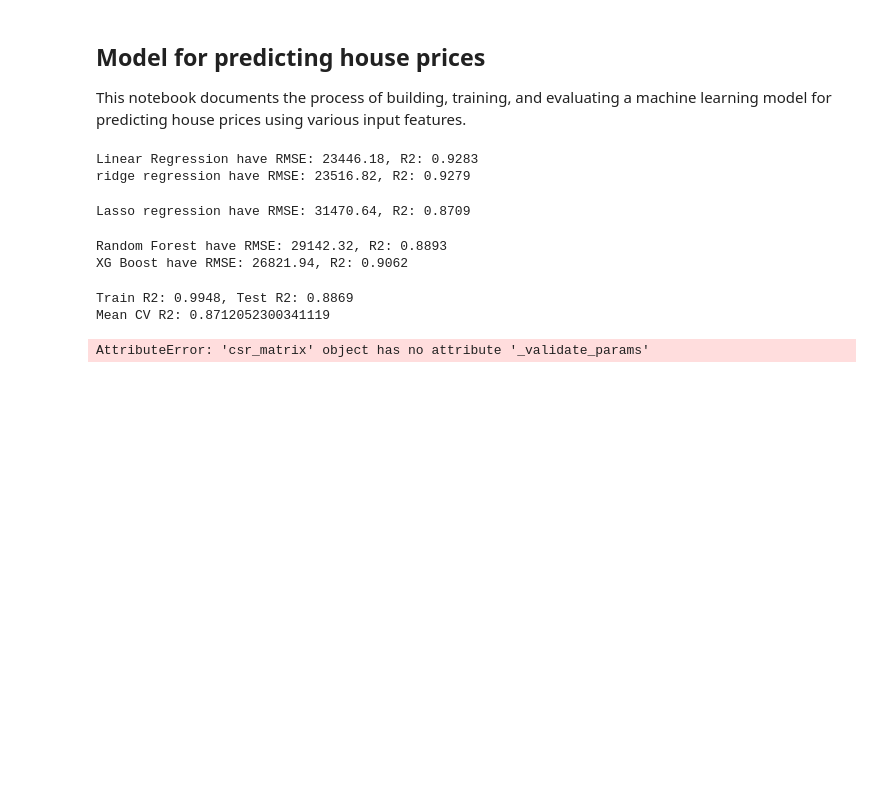
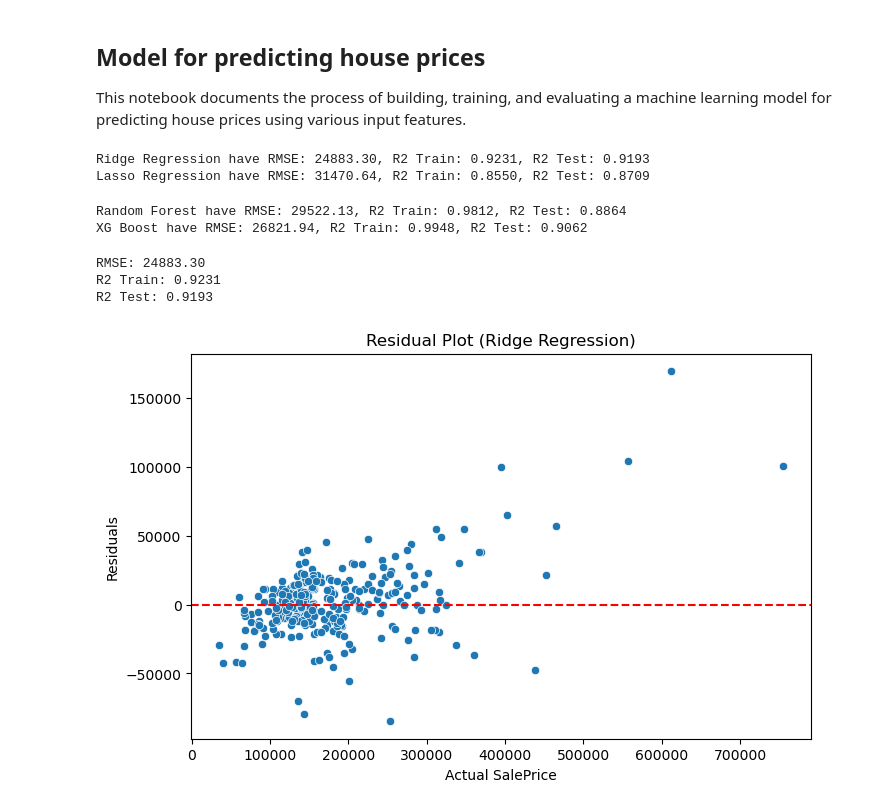
Before and after one commit to RaymussenArthur/House-Price, a Jupyter notebook: Notebooks/Modeling.ipynb, the cells around one changed output. Saved outputs shown, nothing was run; the diff lists cells and outputs as text; code cells hidden in the pictures; blank space fills up the shorter version.

```diff
--- a/Notebooks/Modeling.ipynb
+++ b/Notebooks/Modeling.ipynb
@@ -62,38 +62,57 @@ for name, model in models.items():
 
     pipeline.fit(X_train, y_train)
     y_pred_log = pipeline.predict(X_test)
+
+    # Clamp prediksi ke 700
+    y_pred_log = np.clip(y_pred_log, a_min=None, a_max=700)
+
+    # Transform ke nilai aslinya
     y_pred = np.expm1(y_pred_log)
     y_test_actual = np.expm1(y_test)
 
+    # Metrics
     rmse = mean_squared_error(y_test_actual, y_pred, squared=False)
-    r2 = r2_score(y_test_actual, y_pred)
+    r2_train = pipeline.score(X_train, y_train)
+    r2_test = r2_score(y_test_actual, y_pred)
 
-    print(f"{name} have RMSE: {rmse:.2f}, R2: {r2:.4f}")
+    print(f"{name} have RMSE: {rmse:.2f}, R2 Train: {r2_train:.4f}, R2 Test: {r2_test:.4f}")
 # %% [output]
-Linear Regression have RMSE: 23446.18, R2: 0.9283
-ridge regression have RMSE: 23516.82, R2: 0.9279
+Ridge Regression have RMSE: 24883.30, R2 Train: 0.9231, R2 Test: 0.9193
+Lasso Regression have RMSE: 31470.64, R2 Train: 0.8550, R2 Test: 0.8709
-Lasso regression have RMSE: 31470.64, R2: 0.8709
+Random Forest have RMSE: 29522.13, R2 Train: 0.9812, R2 Test: 0.8864
+XG Boost have RMSE: 26821.94, R2 Train: 0.9948, R2 Test: 0.9062
-Random Forest have RMSE: 29142.32, R2: 0.8893
-XG Boost have RMSE: 26821.94, R2: 0.9062
-# %%
-r2_train = pipeline.score(X_train, y_train)
-r2_test = pipeline.score(X_test, y_test)
-print(f"Train R2: {r2_train:.4f}, Test R2: {r2_test:.4f}")
-
-from sklearn.model_selection import cross_val_score
-
-cv_score = cross_val_score(pipeline, X_train, y_train, scoring='r2', cv=5)
-print("Mean CV R2:", np.mean(cv_score))
-# %% [output]
-Train R2: 0.9948, Test R2: 0.8869
-Mean CV R2: 0.8712052300341119
 # %%
-pipeline_linear = Pipeline(steps=[
+pipeline_Ridge = Pipeline(steps=[
     ('preprocessor', preprocessor),
-    ('regressor', LinearRegression)
+    ('regressor', Ridge(alpha=10))
 ])
 # %%
-pipeline_linear.fit(X_train, y_train)
-y_pred_lin = pipeline_linear.predict(X_test)
+pipeline_Ridge.fit(X_train, y_train)
+y_pred_rid = pipeline_Ridge.predict(X_test)
-# %% [output]
-AttributeError: 'csr_matrix' object has no attribute '_validate_params'
+# %%
+y_pred = np.expm1(y_pred_rid)
+y_test_actual = np.expm1(y_test)
+
+rmse = mean_squared_error(y_test_actual, y_pred, squared=False)
+r2_train = pipeline_Ridge.score(X_train, y_train)
+r2_test = r2_score(y_test_actual, y_pred)
+
+print(f"RMSE: {rmse:.2f}")
+print(f"R2 Train: {r2_train:.4f}")
+print(f"R2 Test: {r2_test:.4f}")
+# %% [output]
+RMSE: 24883.30
+R2 Train: 0.9231
+R2 Test: 0.9193
+# %%
+residuals = y_test_actual - y_pred
+
+plt.figure(figsize=(8,5))
+sns.scatterplot(x=y_test_actual, y=residuals)
+plt.axhline(0, color='red', linestyle='--')
+plt.xlabel('Actual SalePrice')
+plt.ylabel('Residuals')
+plt.title('Residual Plot (Ridge Regression)')
+plt.show()
+# %% [output]
+[figure, added]
```
Also changed, not shown: parts of 4 cells of this notebook.
